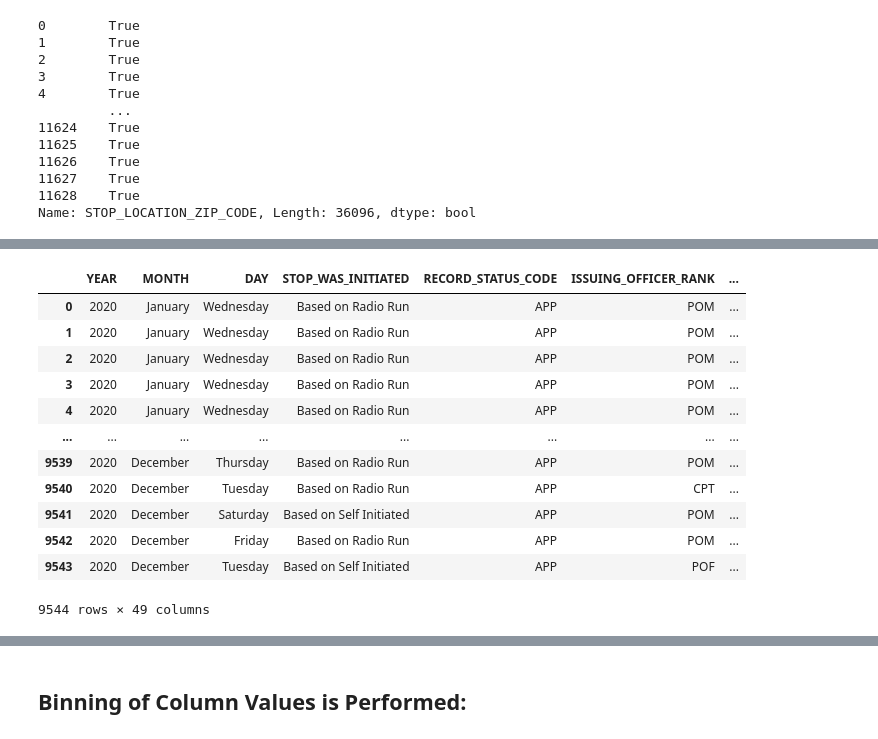
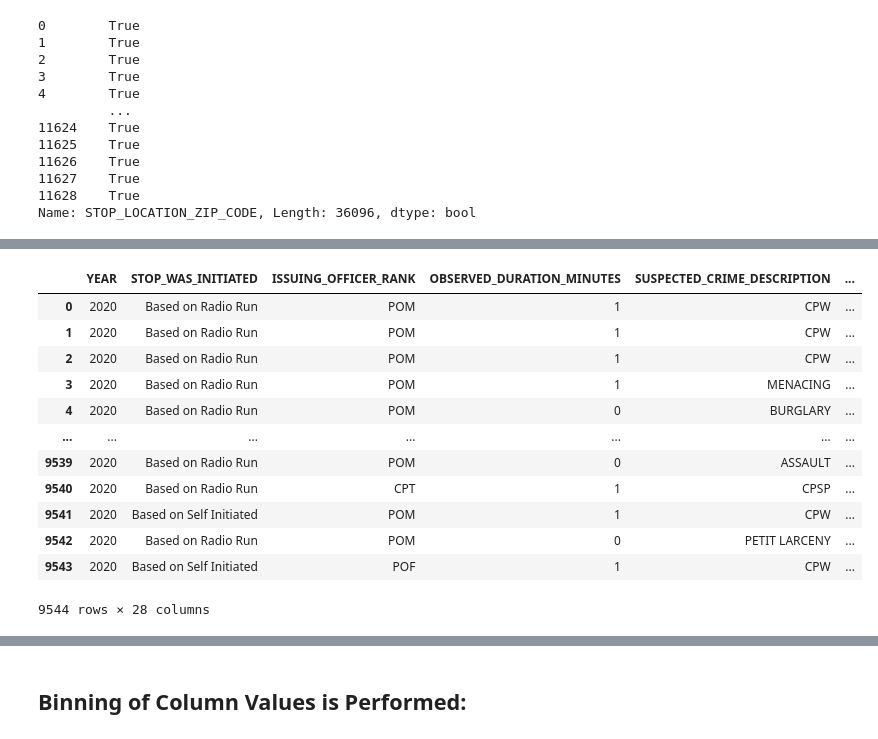
Before and after one commit to uzmabb182/data-detection-using-machine-learning, a Jupyter notebook: machine_learning_final_project/static/data_processing/sfq_summon_prediction.ipynb, the cells around one changed output, grey strips where cells are left out. Cells and saved outputs as stored; diff of their text form; code cells hidden in the pictures.

```diff
--- a/machine_learning_final_project/static/data_processing/sfq_summon_prediction.ipynb
+++ b/machine_learning_final_project/static/data_processing/sfq_summon_prediction.ipynb
@@ -431,7 +428,8 @@ merge_df
 | 11628 | 2017.0 | November | Sunday | Based on Self Initiated | APP | POM | ... |
 36096 rows × 83 columns
 # %%
-# sqf_2020_df = sqf_2020_df.fillna(0)
+sqf_2020_df = sqf_2020_df.fillna(0)
+merge_df = merge_df.fillna(0)
 # %%
 sqf_2020_df['STOP_LOCATION_X'] = sqf_2020_df['STOP_LOCATION_X'].replace('#NULL!','0', regex=True)
 sqf_2020_df['STOP_LOCATION_Y'] = sqf_2020_df['STOP_LOCATION_Y'].replace('#NULL!','0', regex=True)
@@ -639,5 +627,5 @@ print(df1)
 # %%
-df1 = merge_df.dropna(how='all', axis=1)
-print(df1)
-df1
+merge_df = merge_df.dropna(how='all', axis=1)
+sqf_2020_df = sqf_2020_df.dropna(how='all', axis=1)
+sqf_2020_df
 # %% [output]
@@ -704,3 +675,14 @@ Column SECONDS has 7 null values
 # STOP_LOCATION_FULL_ADDRESS,   5 null  values
 # STOP_LOCATION_STREET_NAME,   5 null  values
 # STOP_LOCATION_APARTMENT 69  null  values
+
+merge_df = merge_df.drop(['MONTH', 'DAY', 'ASK_FOR_CONSENT_FLG', 'CONSENT_GIVEN_FLG',
+                          'DEMEANOR_CODE', 'DEMEANOR_OF_PERSON_STOPPED',
+                          'STOP_LOCATION_APARTMENT', 'STOP_LOCATION_FULL_ADDRESS',
+                          'STOP_LOCATION_STREET_NAME'], axis=1)
+sqf_2020_df = sqf_2020_df.drop(['MONTH', 'DAY','ASK_FOR_CONSENT_FLG', 'CONSENT_GIVEN_FLG',
+                               'DEMEANOR_CODE', 'DEMEANOR_OF_PERSON_STOPPED',
+                               'STOP_LOCATION_APARTMENT', 'STOP_LOCATION_FULL_ADDRESS',
+                               'STOP_LOCATION_STREET_NAME'], axis=1)
+sqf_2020_df.head()
+merge_df.head()
@@ -745,7 +735,7 @@ merge_df['STOP_LOCATION_ZIP_CODE']=='(null)'
 11628    True
 Name: STOP_LOCATION_ZIP_CODE, Length: 36096, dtype: bool
 # %%
-merge_df = merge_df.drop(['STOP_LOCATION_ZIP_CODE', 'STOP_LOCATION_APARTMENT'], axis=1)
-X_sqf_2020 = sqf_2020_df.drop(['STOP_LOCATION_ZIP_CODE', 'STOP_LOCATION_APARTMENT'], axis=1)
-X_sqf_2020.head()
+merge_df = merge_df.drop(['STOP_LOCATION_ZIP_CODE'], axis=1)
+sqf_2020_df = sqf_2020_df.drop(['STOP_LOCATION_ZIP_CODE'], axis=1)
+sqf_2020_df.head()
 # %% [output]
@@ -804,45 +807,58 @@ merge_df
 # %%
-X_sqf_2020 = X_sqf_2020.drop(['OFFICER_NOT_EXPLAINED_STOP_DESCRIPTION',
+sqf_2020_df = sqf_2020_df.drop(['OFFICER_NOT_EXPLAINED_STOP_DESCRIPTION',
                             'SUSPECT_ARREST_OFFENSE',
                             'SUMMONS_OFFENSE_DESCRIPTION',
                             'ID_CARD_IDENTIFIES_OFFICER_FLAG',
                             'SHIELD_IDENTIFIES_OFFICER_FLAG',
                             'VERBAL_IDENTIFIES_OFFICER_FLAG',
                             'FIREARM_FLAG',
                             'KNIFE_CUTTER_FLAG',
                             'OTHER_WEAPON_FLAG',
                             'PHYSICAL_FORCE_CEW_FLAG',
                             'PHYSICAL_FORCE_DRAW_POINT_FIREARM_FLAG',
                             'PHYSICAL_FORCE_HANDCUFF_SUSPECT_FLAG',
                             'PHYSICAL_FORCE_OC_SPRAY_USED_FLAG',
                             'PHYSICAL_FORCE_OTHER_FLAG',
                             'PHYSICAL_FORCE_RESTRAINT_USED_FLAG',
                             'PHYSICAL_FORCE_WEAPON_IMPACT_FLAG',
                             'BACKROUND_CIRCUMSTANCES_VIOLENT_CRIME_FLAG',
                             'BACKROUND_CIRCUMSTANCES_SUSPECT_KNOWN_TO_CARRY_WEAPON_FLAG',
                             'SUSPECTS_ACTIONS_CASING_FLAG',
                             'SUSPECTS_ACTIONS_CONCEALED_POSSESSION_WEAPON_FLAG',
                             'SUSPECTS_ACTIONS_DRUG_TRANSACTIONS_FLAG',
                             'SUSPECTS_ACTIONS_IDENTIFY_CRIME_PATTERN_FLAG',
                             'SUSPECTS_ACTIONS_LOOKOUT_FLAG',
                             'SUSPECTS_ACTIONS_OTHER_FLAG',
                             'SUSPECTS_ACTIONS_PROXIMITY_TO_SCENE_FLAG',
                             'SEARCH_BASIS_ADMISSION_FLAG',
                             'SEARCH_BASIS_CONSENT_FLAG',
                             'SEARCH_BASIS_HARD_OBJECT_FLAG',
-                            'SEARCH_BASIS_OUTLINE_FLAG'], axis=1)
-X_sqf_2020
+                            'SEARCH_BASIS_OUTLINE_FLAG',
+                            'SUPERVISING_OFFICER_RANK',
+                            'SUPERVISING_OFFICER_COMMAND_CODE',
+                             'LOCATION_IN_OUT_CODE',
+                             'JURISDICTION_CODE',
+                             'STOP_LOCATION_PRECINCT',
+                             'STOP_LOCATION_SECTOR_CODE',
+                             'STOP_LOCATION_PATROL_BORO_NAME',
+                             'OTHER_CONTRABAND_FLAG',
+                             'SEARCH_BASIS_OTHER_FLAG',
+                            'JURISDICTION_DESCRIPTION',
+                               'RECORD_STATUS_CODE',
+                               'ISSUING_OFFICER_COMMAND_CODE',
+                               'OTHER_PERSON_STOPPED_FLAG'], axis=1)
+sqf_2020_df
 # %% [output]
-|  | YEAR | MONTH | DAY | STOP_WAS_INITIATED | RECORD_STATUS_CODE | ISSUING_OFFICER_RANK | ... |
-| 0 | 2020 | January | Wednesday | Based on Radio Run | APP | POM | ... |
-| 1 | 2020 | January | Wednesday | Based on Radio Run | APP | POM | ... |
-| 2 | 2020 | January | Wednesday | Based on Radio Run | APP | POM | ... |
-| 3 | 2020 | January | Wednesday | Based on Radio Run | APP | POM | ... |
-| 4 | 2020 | January | Wednesday | Based on Radio Run | APP | POM | ... |
-| ... | ... | ... | ... | ... | ... | ... | ... |
-| 9539 | 2020 | December | Thursday | Based on Radio Run | APP | POM | ... |
-| 9540 | 2020 | December | Tuesday | Based on Radio Run | APP | CPT | ... |
-| 9541 | 2020 | December | Saturday | Based on Self Initiated | APP | POM | ... |
-| 9542 | 2020 | December | Friday | Based on Radio Run | APP | POM | ... |
-| 9543 | 2020 | December | Tuesday | Based on Self Initiated | APP | POF | ... |
+|  | YEAR | STOP_WAS_INITIATED | ISSUING_OFFICER_RANK | OBSERVED_DURATION_MINUTES | SUSPECTED_CRIME_DESCRIPTION | ... |
+| 0 | 2020 | Based on Radio Run | POM | 1 | CPW | ... |
+| 1 | 2020 | Based on Radio Run | POM | 1 | CPW | ... |
+| 2 | 2020 | Based on Radio Run | POM | 1 | CPW | ... |
+| 3 | 2020 | Based on Radio Run | POM | 1 | MENACING | ... |
+| 4 | 2020 | Based on Radio Run | POM | 0 | BURGLARY | ... |
+| ... | ... | ... | ... | ... | ... | ... |
+| 9539 | 2020 | Based on Radio Run | POM | 0 | ASSAULT | ... |
+| 9540 | 2020 | Based on Radio Run | CPT | 1 | CPSP | ... |
+| 9541 | 2020 | Based on Self Initiated | POM | 1 | CPW | ... |
+| 9542 | 2020 | Based on Radio Run | POM | 0 | PETIT LARCENY | ... |
+| 9543 | 2020 | Based on Self Initiated | POF | 1 | CPW | ... |
-9544 rows × 49 columns
+9544 rows × 28 columns
```
Also changed, not shown: parts of 80 cells of this notebook, 31 other files.
